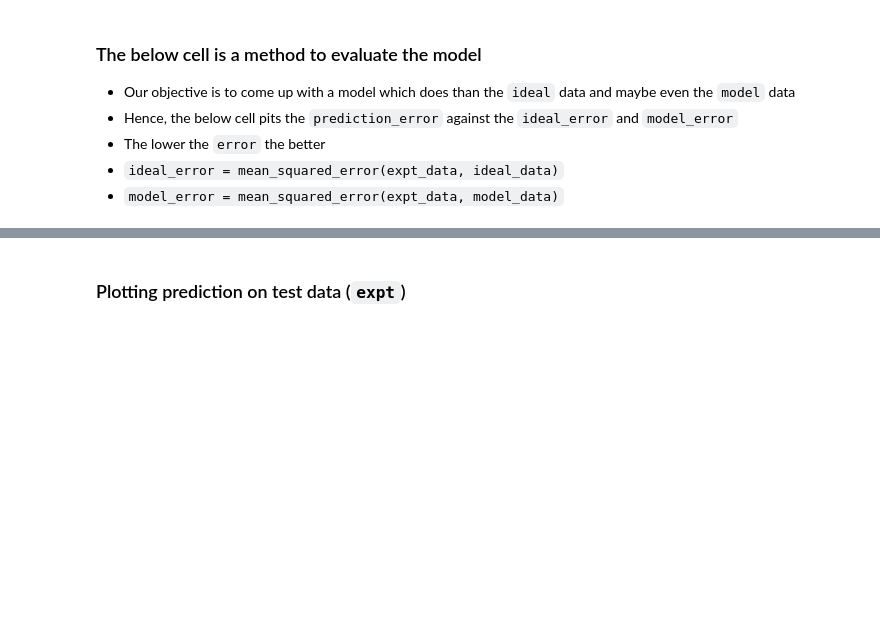
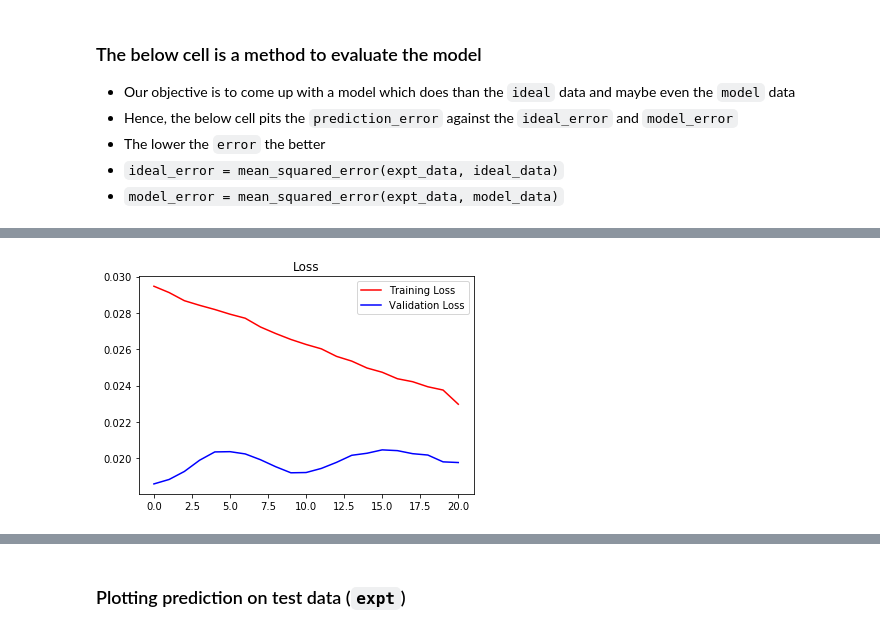
Before and after one commit to srbhchandra/NN_learn, a Jupyter notebook: GaN voltage prediction 2018-02-17.ipynb, the cells around one changed output, grey strips where cells are left out. Saved outputs shown, nothing was run; the diff lists cells and outputs as text; code cells hidden in the pictures; blank space fills up the shorter version.

```diff
--- a/GaN voltage prediction 2018-02-17.ipynb
+++ b/GaN voltage prediction 2018-02-17.ipynb
@@ -391,0 +407,12 @@ For panasonic: prediction_error = 0.019040101893601502, ideal_error = nan, model
+# %%
+current_lr = K.get_value(model.optimizer.lr)
+new_lr = current_lr * 0.1
+K.set_value(model.optimizer.lr, new_lr)
+
+history = model.fit(x_train, y_train,
+                    batch_size=8,
+                    shuffle=True,
+                    epochs=1000,
+                    initial_epoch=history.epoch[-1] + 1,
+                    validation_data=(x_test, y_test),
+                    callbacks=[EarlyStopping(monitor='val_loss', patience=20), model_saver])
@@ -391,0 +437,4 @@ For panasonic: prediction_error = 0.019040101893601502, ideal_error = nan, model
+# %%
+plot_acc_loss(history.history['loss'], 'Training Loss', history.history['val_loss'], 'Validation Loss', 'Loss')
+# %% [output]
+[figure, added]
```
Also changed, not shown: parts of 10 cells of this notebook.
